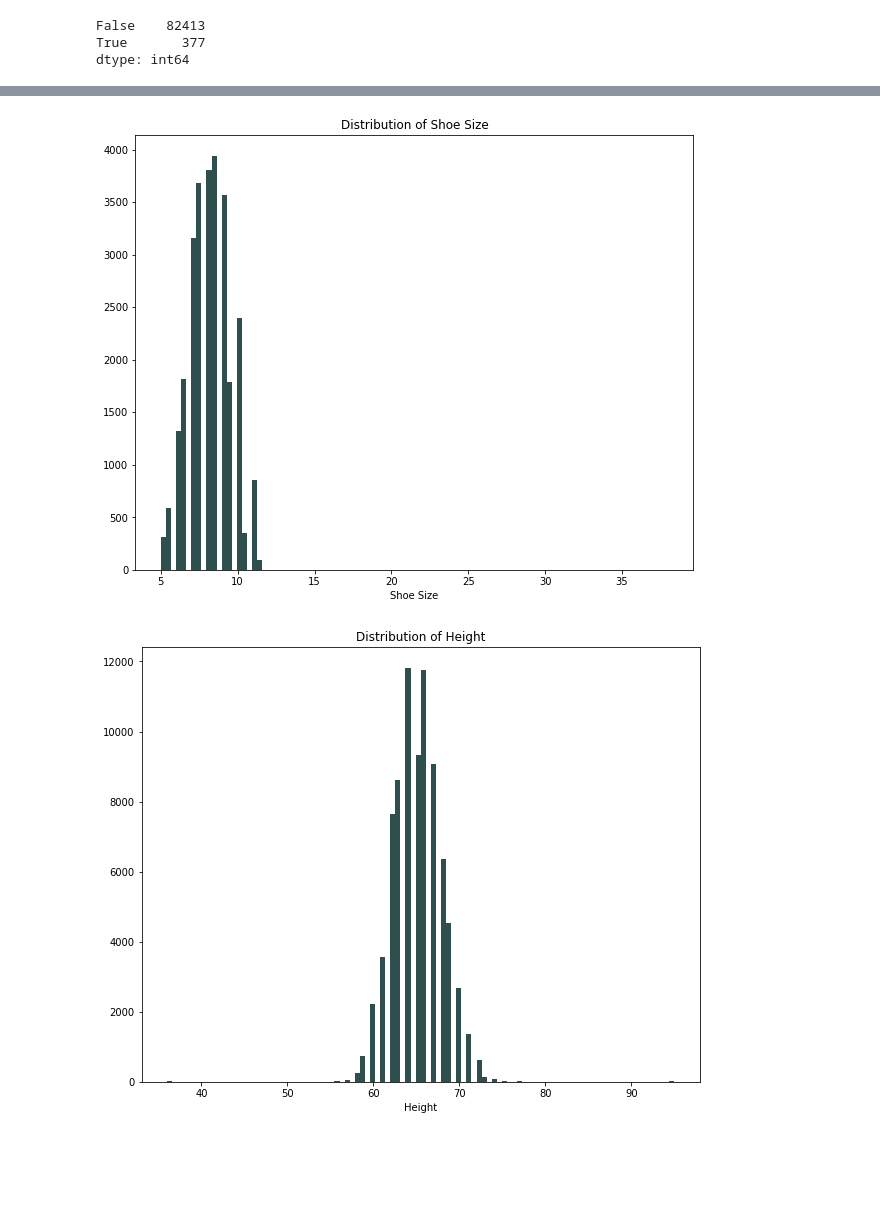
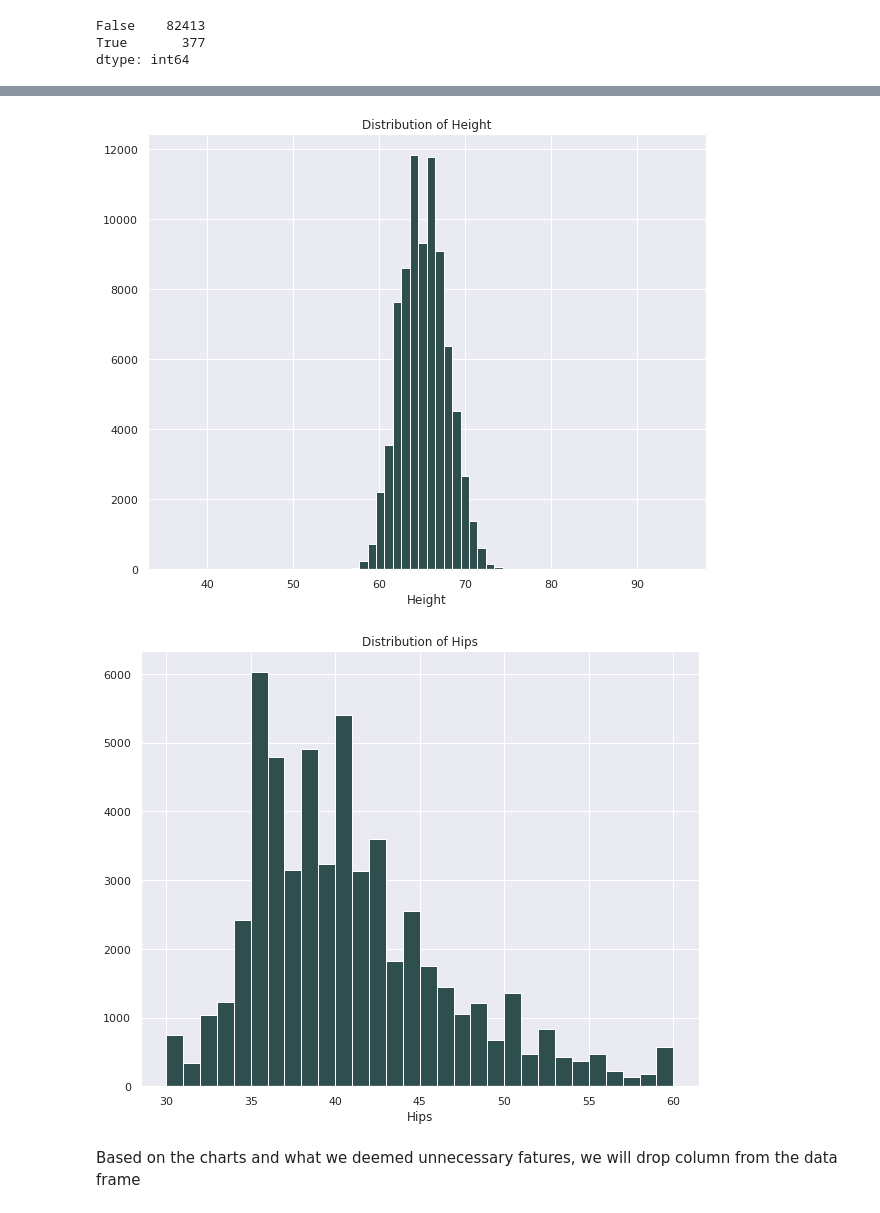
Before and after one commit to CliffordBridges/Whose-Clothes-Fit-Well, a Jupyter notebook: Allan_EDA_Cleaning.ipynb, the cells around one changed output, grey strips where cells are left out. Drawn from its saved outputs; the diff is of its cells as text; code cells hidden in the pictures; blank space fills up the shorter version.

```diff
--- a/Allan_EDA_Cleaning.ipynb
+++ b/Allan_EDA_Cleaning.ipynb
@@ -1,11 +1,16 @@
 # %% [markdown]
 # Data Cleaning \& Feature Engineering Notebook
 # %%
+import math
 import numpy as np
 import pandas as pd
 import scipy.stats as stats
 import matplotlib.pyplot as plt
 import seaborn as sns
 import size_review_functions as fxn
+import warnings
+from matplotlib import cm
 %matplotlib inline
+sns.set(style="darkgrid")
+warnings.simplefilter('ignore')
 # %%
@@ -110,23 +107,25 @@ plt.close()
 figure = plt.figure(figsize=(10, 8))
 
 axes = figure.add_subplot(1, 1, 1)
-axes.hist(modcloth_data['shoe size'], color="darkslategray",bins=100)
-axes.set_title("Distribution of Shoe Size")
-axes.set_xlabel("Shoe Size")
+axes.hist(modcloth_data['height'], color="darkslategray",bins=60)
+axes.set_title("Distribution of Height")
+axes.set_xlabel("Height")
 
 plt.show()
 plt.close()
 # %% [output]
-[figure, old version]
+[figure, new version]
 # %%
 figure = plt.figure(figsize=(10, 8))
 
 axes = figure.add_subplot(1, 1, 1)
-axes.hist(modcloth_data['height'], color="darkslategray",bins=100)
-axes.set_title("Distribution of Height")
-axes.set_xlabel("Height")
+axes.hist(modcloth_data['hips'], color="darkslategray",bins=30)
+axes.set_title("Distribution of Hips")
+axes.set_xlabel("Hips")
 
 plt.show()
 plt.close()
 # %% [output]
-[figure, old version]
+[figure, new version]
+# %% [markdown]
+Based on the charts and what we deemed unnecessary fatures, we will drop column from the data frame
```
Also changed, not shown: parts of 39 cells of this notebook, 3 other files.
